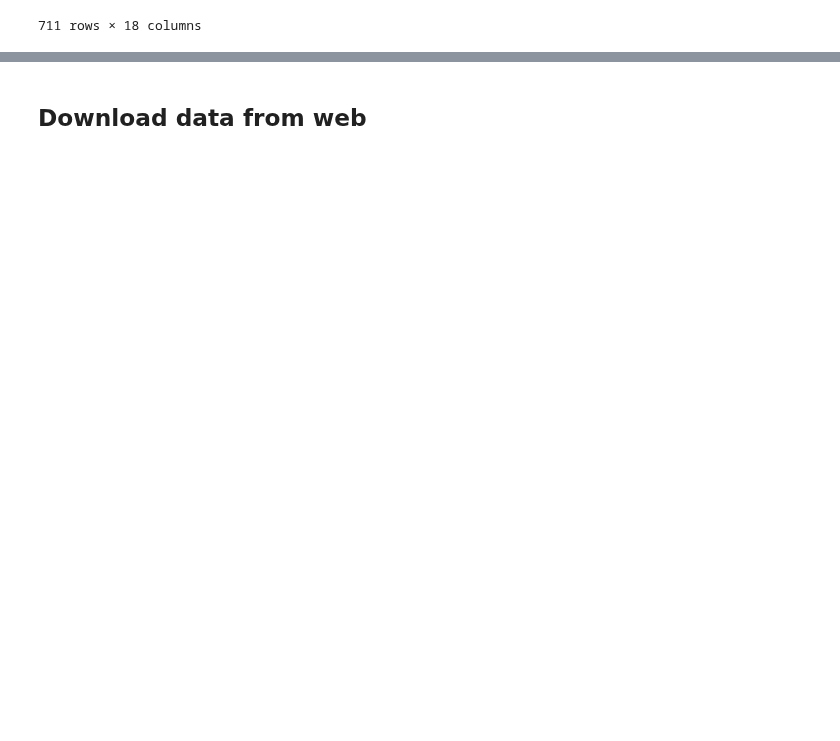
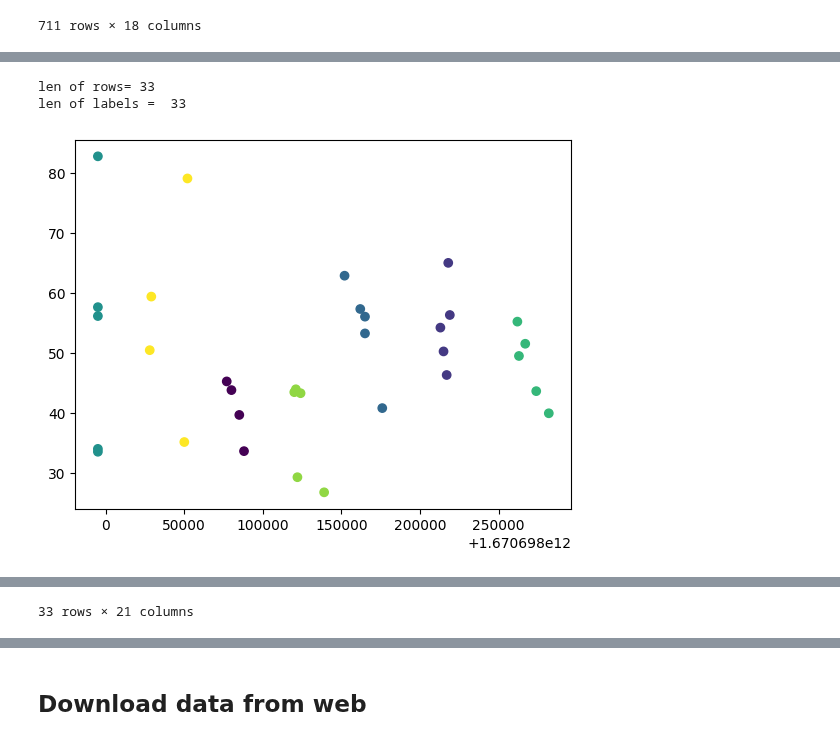
Before and after one commit to arnoldram/dataunionsihf, a Jupyter notebook: playground_joel.ipynb, the cells around one changed output, grey strips where cells are left out. Drawn from its saved outputs; the diff is of its cells as text; code cells hidden in the pictures; blank space fills up the shorter version.

```diff
--- a/playground_joel.ipynb
+++ b/playground_joel.ipynb
@@ -104,0 +146,18 @@ plot_shifts_with_intensity(df, 5)
+# %%
+# According to plot above, we probably have 12 shifts, i.e. 12 clusters
+kmeans = KMeans(n_clusters=7)
+kmeans.fit(data)
+
+print("len of rows =", df_no_keepers.shape[0])
+print("len of labels =", len(kmeans.labels_))
+
+df_no_keepers["Shift_Label"] = kmeans.labels_
+
+plt.scatter(df_no_keepers["Timestamp (ms)"], df_no_keepers["Duration (s)"], c=kmeans.labels_)
+plt.show()
+
+df_no_keepers
+# %% [output]
+len of rows= 33
+len of labels =  33
+[figure, added]
@@ -104,0 +181 @@ plot_shifts_with_intensity(df, 5)
+33 rows × 21 columns
```
Also changed, not shown: parts of 8 cells of this notebook, 1 other file.
